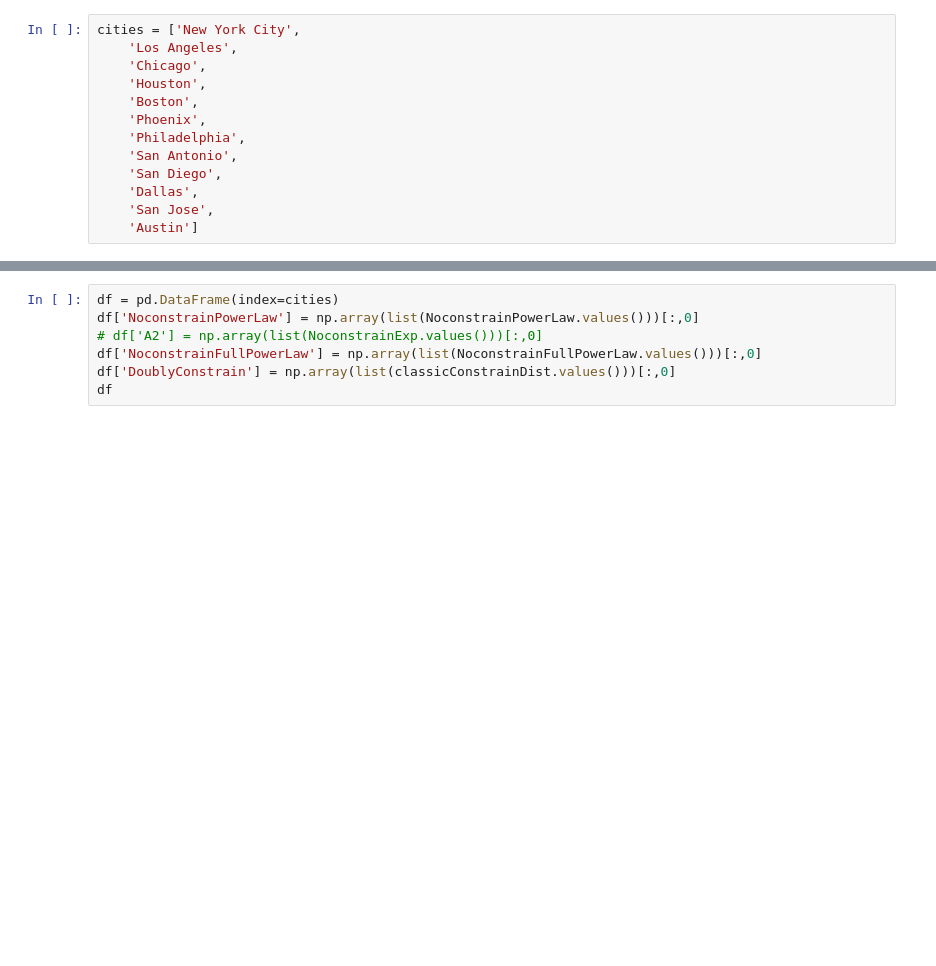
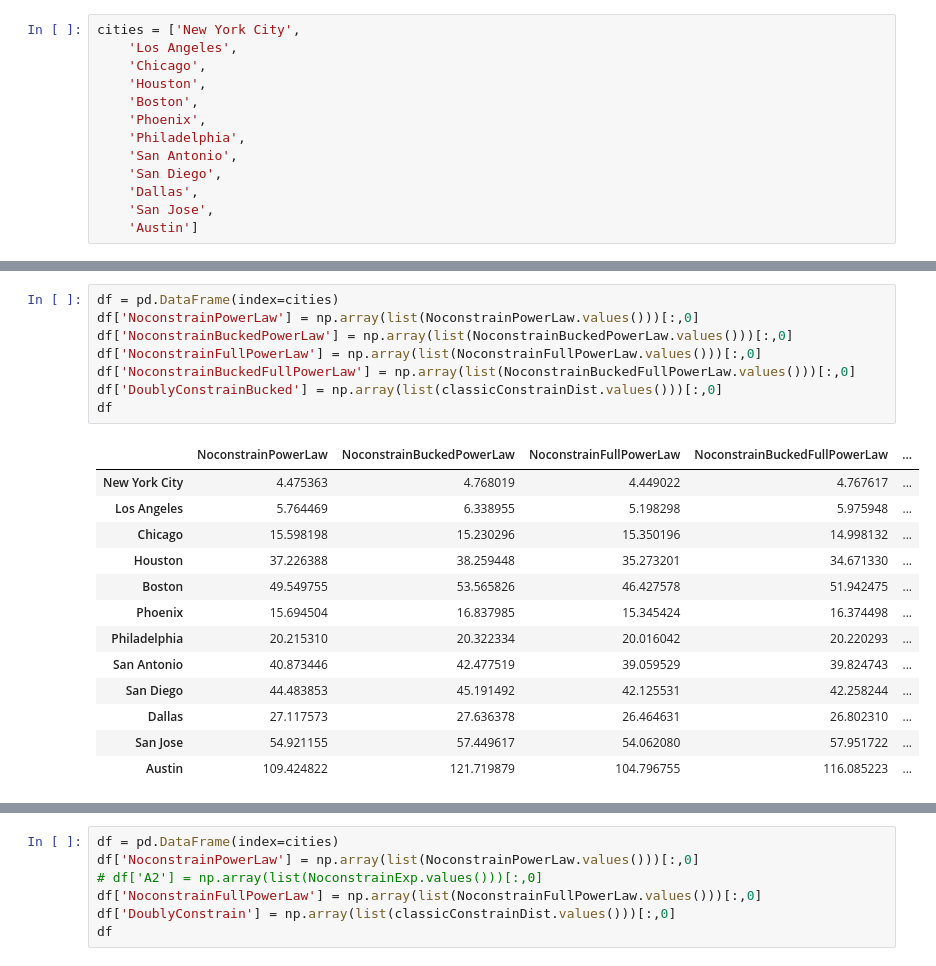
Before and after one commit to yuribogomolov/sttn, a Jupyter notebook: notebooks/eval/evalCommDifferentModelsCT.ipynb, the cells around one changed output, grey strips where cells are left out. Drawn from its saved outputs; the diff is of its cells as text; blank space fills up the shorter version.

```diff
--- a/notebooks/eval/evalCommDifferentModelsCT.ipynb
+++ b/notebooks/eval/evalCommDifferentModelsCT.ipynb
@@ -159,4 +173,26 @@ San Diego
 Dallas
 San Jose
 Austin
+# %%
+df = pd.DataFrame(index=cities)
+df['NoconstrainPowerLaw'] = np.array(list(NoconstrainPowerLaw.values()))[:,0]
+df['NoconstrainBuckedPowerLaw'] = np.array(list(NoconstrainBuckedPowerLaw.values()))[:,0]
+df['NoconstrainFullPowerLaw'] = np.array(list(NoconstrainFullPowerLaw.values()))[:,0]
+df['NoconstrainBuckedFullPowerLaw'] = np.array(list(NoconstrainBuckedFullPowerLaw.values()))[:,0]
+df['DoublyConstrainBucked'] = np.array(list(classicConstrainDist.values()))[:,0]
+df
+# %% [output]
+|  | NoconstrainPowerLaw | NoconstrainBuckedPowerLaw | NoconstrainFullPowerLaw | NoconstrainBuckedFullPowerLaw | ... |
+| New York City | 4.475363 | 4.768019 | 4.449022 | 4.767617 | ... |
+| Los Angeles | 5.764469 | 6.338955 | 5.198298 | 5.975948 | ... |
+| Chicago | 15.598198 | 15.230296 | 15.350196 | 14.998132 | ... |
+| Houston | 37.226388 | 38.259448 | 35.273201 | 34.671330 | ... |
+| Boston | 49.549755 | 53.565826 | 46.427578 | 51.942475 | ... |
+| Phoenix | 15.694504 | 16.837985 | 15.345424 | 16.374498 | ... |
+| Philadelphia | 20.215310 | 20.322334 | 20.016042 | 20.220293 | ... |
+| San Antonio | 40.873446 | 42.477519 | 39.059529 | 39.824743 | ... |
+| San Diego | 44.483853 | 45.191492 | 42.125531 | 42.258244 | ... |
+| Dallas | 27.117573 | 27.636378 | 26.464631 | 26.802310 | ... |
+| San Jose | 54.921155 | 57.449617 | 54.062080 | 57.951722 | ... |
+| Austin | 109.424822 | 121.719879 | 104.796755 | 116.085223 | ... |
 # %%
```
Also changed, not shown: parts of 2 cells of this notebook, 1 other file.
